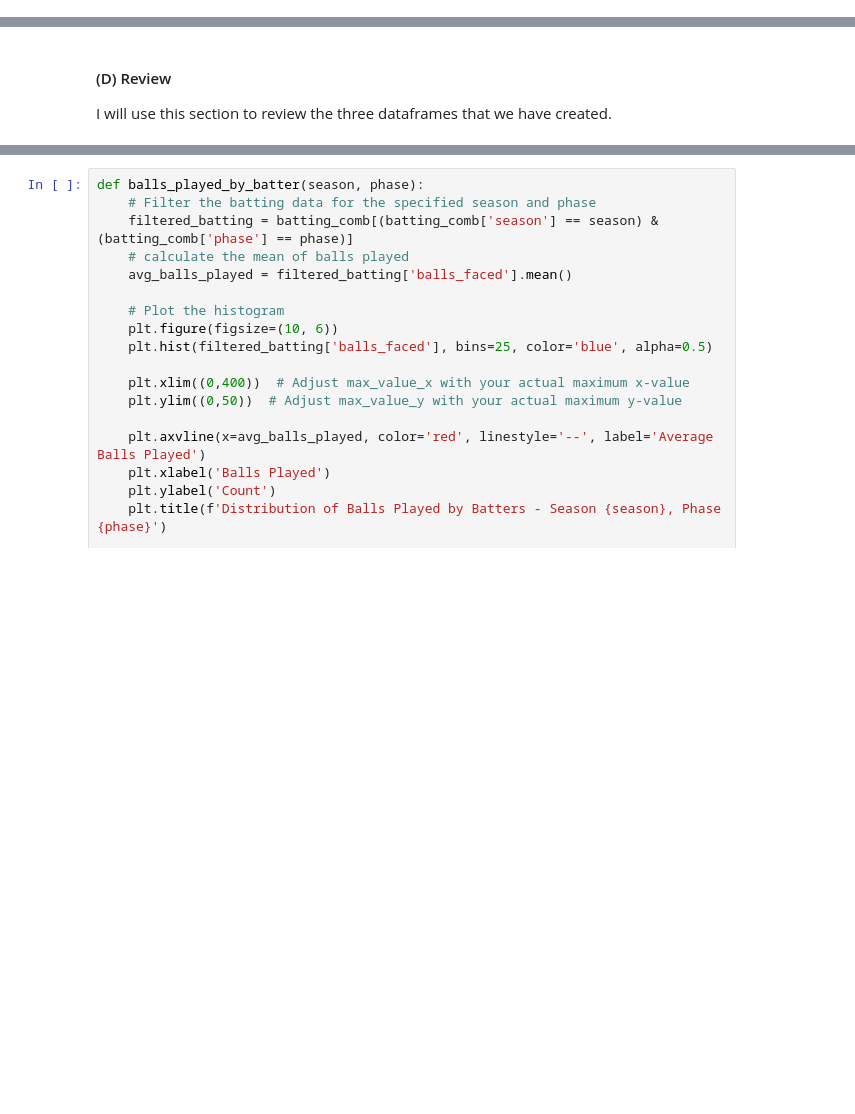
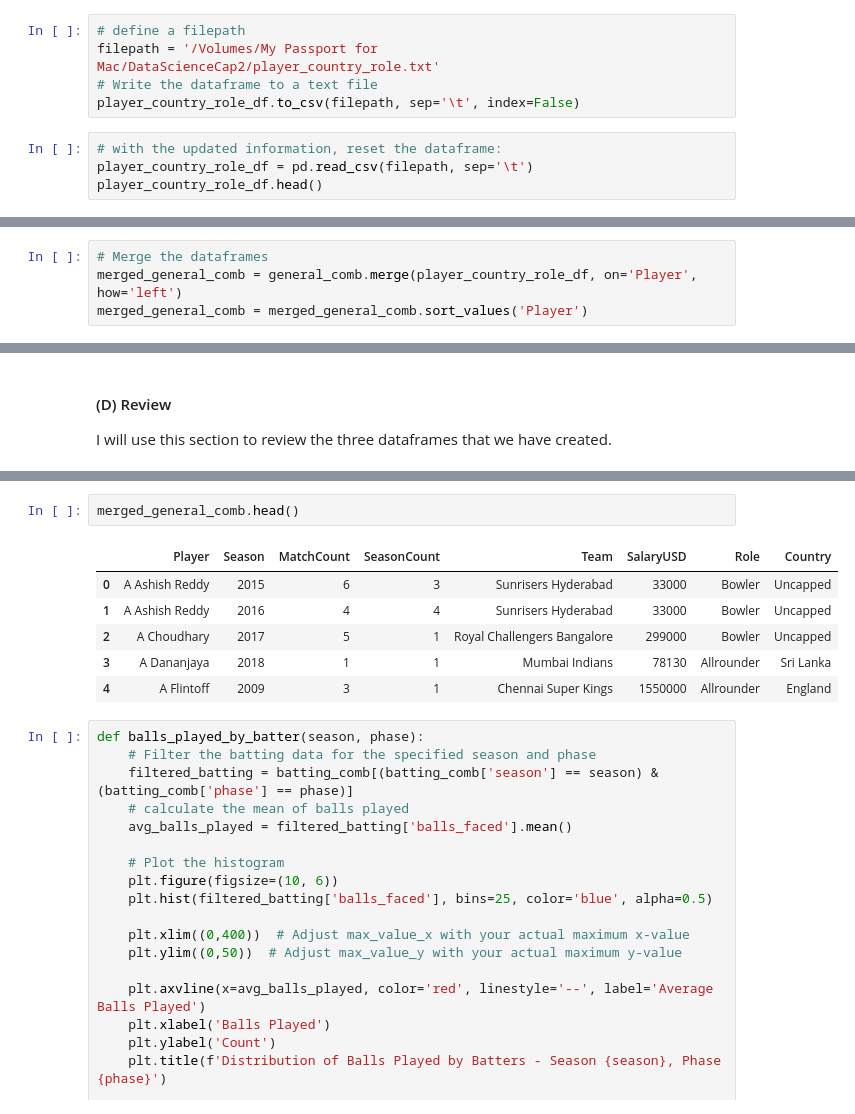
Before and after one commit to rohitbhamidi/ipl-player-salary, a Jupyter notebook: 1-DataWrangling.ipynb, the cells around one changed output, grey strips where cells are left out. Drawn from its saved outputs; the diff is of its cells as text; blank space fills up the shorter version.

Commit message:
+ csv for role/country, + gen stats df combined

```diff
--- a/1-DataWrangling.ipynb
+++ b/1-DataWrangling.ipynb
@@ -625,3 +607,12 @@ player_country_role_df = player_country_role_df.sort_values(['Country', 'Role'])
 # %%
 def missing_roles(country_num):
     return player_country_role_df[(player_country_role_df['Role']=='')&(player_country_role_df['Country']==international_list[country_num])]
+# %%
+# define a filepath
+filepath = '/Volumes/My Passport for Mac/DataScienceCap2/player_country_role.txt'
+# Write the dataframe to a text file
+player_country_role_df.to_csv(filepath, sep='\t', index=False)
+# %%
+# with the updated information, reset the dataframe:
+player_country_role_df = pd.read_csv(filepath, sep='\t')
+player_country_role_df.head()
@@ -627,0 +626,4 @@ def missing_roles(country_num):
+# %%
+# Merge the dataframes
+merged_general_comb = general_comb.merge(player_country_role_df, on='Player', how='left')
+merged_general_comb = merged_general_comb.sort_values('Player')
@@ -654,3 +661,12 @@ print(general_comb.head())
+# %%
+merged_general_comb.head()
+# %% [output]
+|  | Player | Season | MatchCount | SeasonCount | Team | SalaryUSD | Role | Country |
+| 0 | A Ashish Reddy | 2015 | 6 | 3 | Sunrisers Hyderabad | 33000 | Bowler | Uncapped |
+| 1 | A Ashish Reddy | 2016 | 4 | 4 | Sunrisers Hyderabad | 33000 | Bowler | Uncapped |
+| 2 | A Choudhary | 2017 | 5 | 1 | Royal Challengers Bangalore | 299000 | Bowler | Uncapped |
+| 3 | A Dananjaya | 2018 | 1 | 1 | Mumbai Indians | 78130 | Allrounder | Sri Lanka |
+| 4 | A Flintoff | 2009 | 3 | 1 | Chennai Super Kings | 1550000 | Allrounder | England |
 # %%
 def balls_played_by_batter(season, phase):
     # Filter the batting data for the specified season and phase
```
Also changed, not shown: parts of 6 cells of this notebook, 1 other file.
